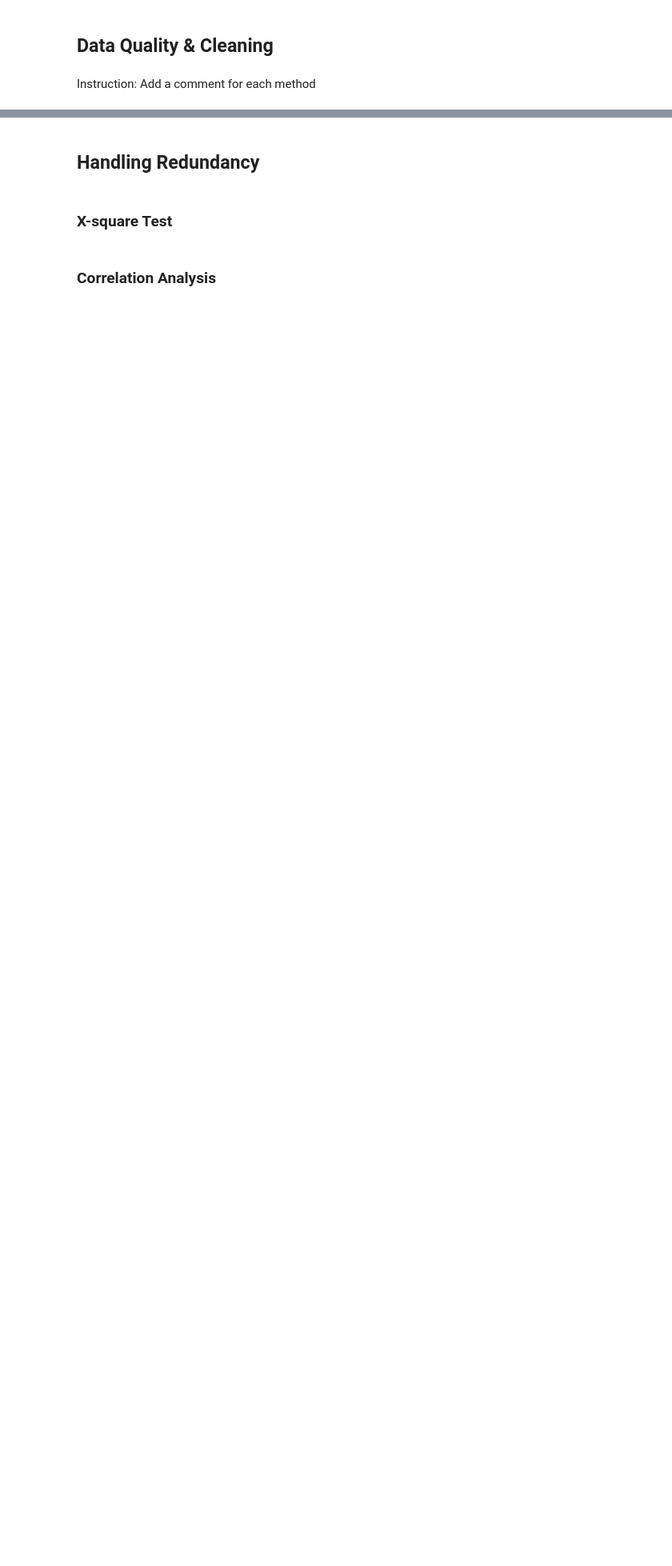
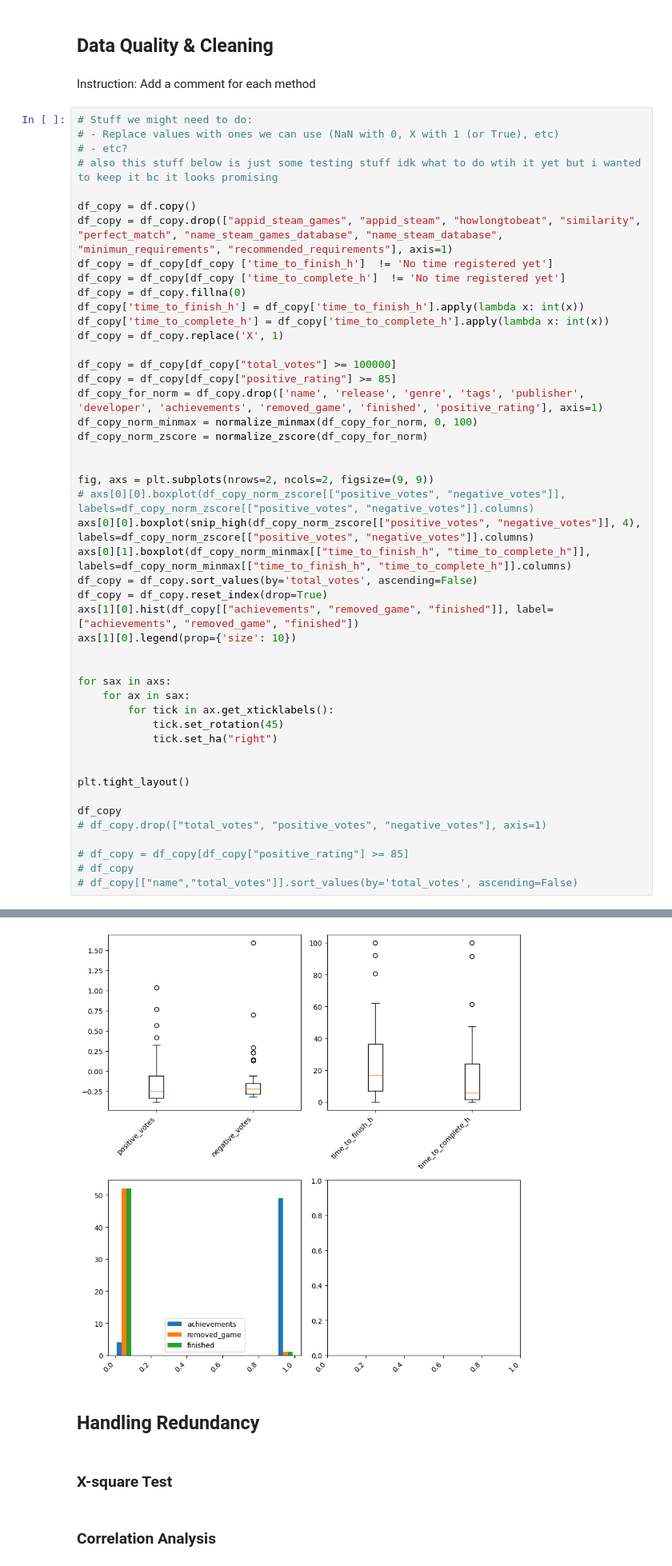
Before and after one commit to Sharpy796/CMPS4510_SteamGameAnalyzer, a Jupyter notebook: project_cluster_cmps451.ipynb, the cells around one changed output, grey strips where cells are left out. Shown: that part at 80% size. Saved outputs shown, nothing was run; the diff lists cells and outputs as text; blank space fills up the shorter version.

```diff
--- a/project_cluster_cmps451.ipynb
+++ b/project_cluster_cmps451.ipynb
@@ -321,3 +321,51 @@ plt.tight_layout()
 ## Data Quality & Cleaning
 # %% [markdown]
 Instruction: Add a comment for each method
+# %%
+# Stuff we might need to do:
+# - Replace values with ones we can use (NaN with 0, X with 1 (or True), etc)
+# - etc?
+# also this stuff below is just some testing stuff idk what to do wtih it yet but i wanted to keep it bc it looks promising
+
+df_copy = df.copy()
+df_copy = df_copy.drop(["appid_steam_games", "appid_steam", "howlongtobeat", "similarity", "perfect_match", "name_steam_games_database", "name_steam_database", "minimun_requirements", "recommended_requirements"], axis=1)
+df_copy = df_copy[df_copy ['time_to_finish_h']  != 'No time registered yet']
+df_copy = df_copy[df_copy ['time_to_complete_h']  != 'No time registered yet']
+df_copy = df_copy.fillna(0)
+df_copy['time_to_finish_h'] = df_copy['time_to_finish_h'].apply(lambda x: int(x))
+df_copy['time_to_complete_h'] = df_copy['time_to_complete_h'].apply(lambda x: int(x))
+df_copy = df_copy.replace('X', 1)
+
+df_copy = df_copy[df_copy["total_votes"] >= 100000]
+df_copy = df_copy[df_copy["positive_rating"] >= 85]
+df_copy_for_norm = df_copy.drop(['name', 'release', 'genre', 'tags', 'publisher', 'developer', 'achievements', 'removed_game', 'finished', 'positive_rating'], axis=1)
+df_copy_norm_minmax = normalize_minmax(df_copy_for_norm, 0, 100)
+df_copy_norm_zscore = normalize_zscore(df_copy_for_norm)
+
+
+fig, axs = plt.subplots(nrows=2, ncols=2, figsize=(9, 9))
+# axs[0][0].boxplot(df_copy_norm_zscore[["positive_votes", "negative_votes"]], labels=df_copy_norm_zscore[["positive_votes", "negative_votes"]].columns)
+axs[0][0].boxplot(snip_high(df_copy_norm_zscore[["positive_votes", "negative_votes"]], 4), labels=df_copy_norm_zscore[["positive_votes", "negative_votes"]].columns)
+axs[0][1].boxplot(df_copy_norm_minmax[["time_to_finish_h", "time_to_complete_h"]], labels=df_copy_norm_minmax[["time_to_finish_h", "time_to_complete_h"]].columns)
+df_copy = df_copy.sort_values(by='total_votes', ascending=False)
+df_copy = df_copy.reset_index(drop=True)
+axs[1][0].hist(df_copy[["achievements", "removed_game", "finished"]], label=["achievements", "removed_game", "finished"])
+axs[1][0].legend(prop={'size': 10})
+
+
+for sax in axs:
+    for ax in sax:
+        for tick in ax.get_xticklabels():
+            tick.set_rotation(45)
+            tick.set_ha("right")
+
+
+plt.tight_layout()
+
+df_copy
+# df_copy.drop(["total_votes", "positive_votes", "negative_votes"], axis=1)
+
+# df_copy = df_copy[df_copy["positive_rating"] >= 85]
+# df_copy
+# df_copy[["name","total_votes"]].sort_values(by='total_votes', ascending=False)
+# %% [output]
@@ -324,3 +389,4 @@ Instruction: Add a comment for each method
+[figure, added]
 # %% [markdown]
 ## Handling Redundancy
 # %% [markdown]
```
Also changed, not shown: parts of 3 cells of this notebook.
